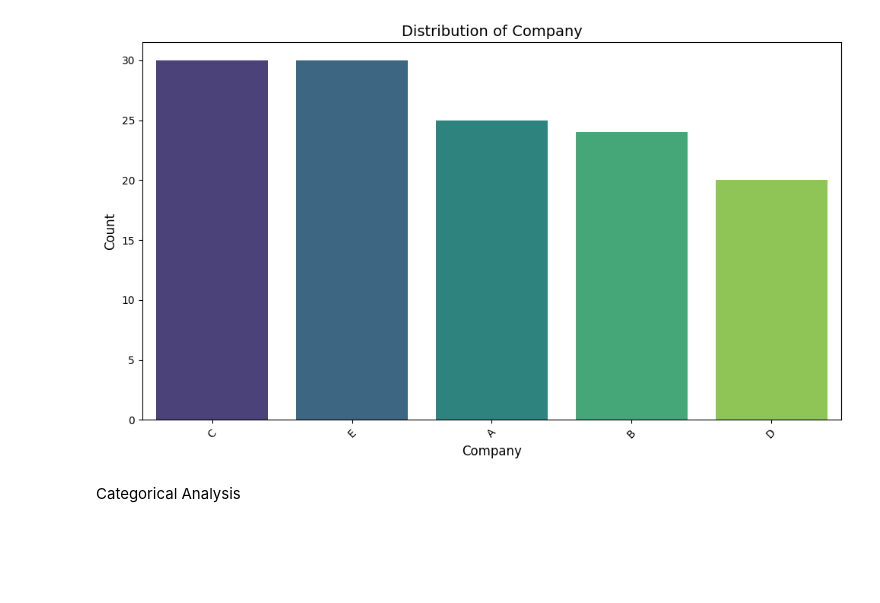
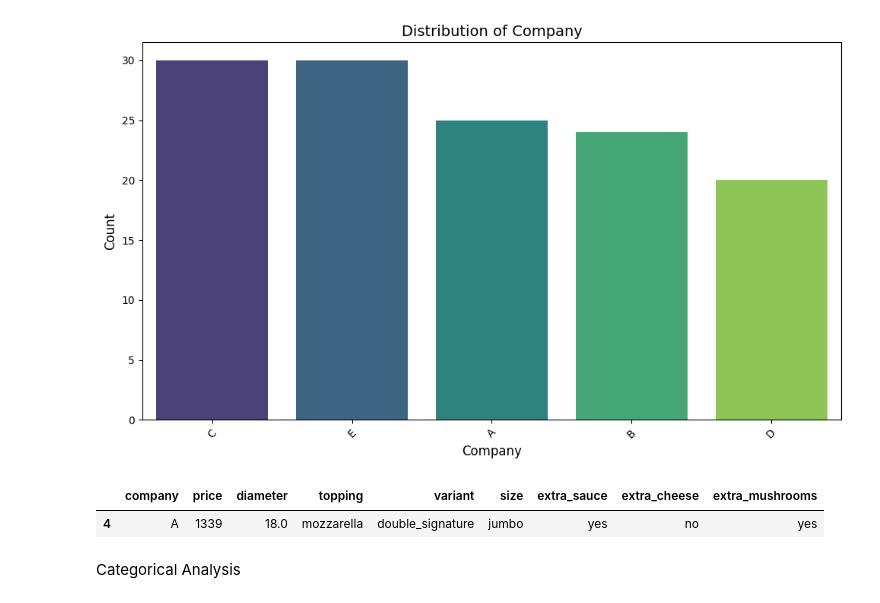
Before and after one commit to SurekhaBerlin/Pizza-price-prediction-using-ML, a Jupyter notebook: Pizza_Price_Prediction_using_Machine_Learning.ipynb, the cells around one changed output. Cells and saved outputs as stored; diff of their text form; code cells hidden in the pictures; blank space fills up the shorter version.

```diff
--- a/Pizza_Price_Prediction_using_Machine_Learning.ipynb
+++ b/Pizza_Price_Prediction_using_Machine_Learning.ipynb
@@ -387,6 +407,11 @@ plt.tight_layout()  # Adjust layout to avoid clipping of labels
 plt.show()
 # %% [output]
 [figure]
+# %%
+df[df['price'].max() == df['price']]
+# %% [output]
+|  | company | price | diameter | topping | variant | size | extra_sauce | extra_cheese | extra_mushrooms |
+| 4 | A | 1339 | 18.0 | mozzarella | double_signature | jumbo | yes | no | yes |
 # %% [markdown]
 Categorical Analysis
 # %% [markdown]
```
Also changed, not shown: parts of 5 cells of this notebook.
